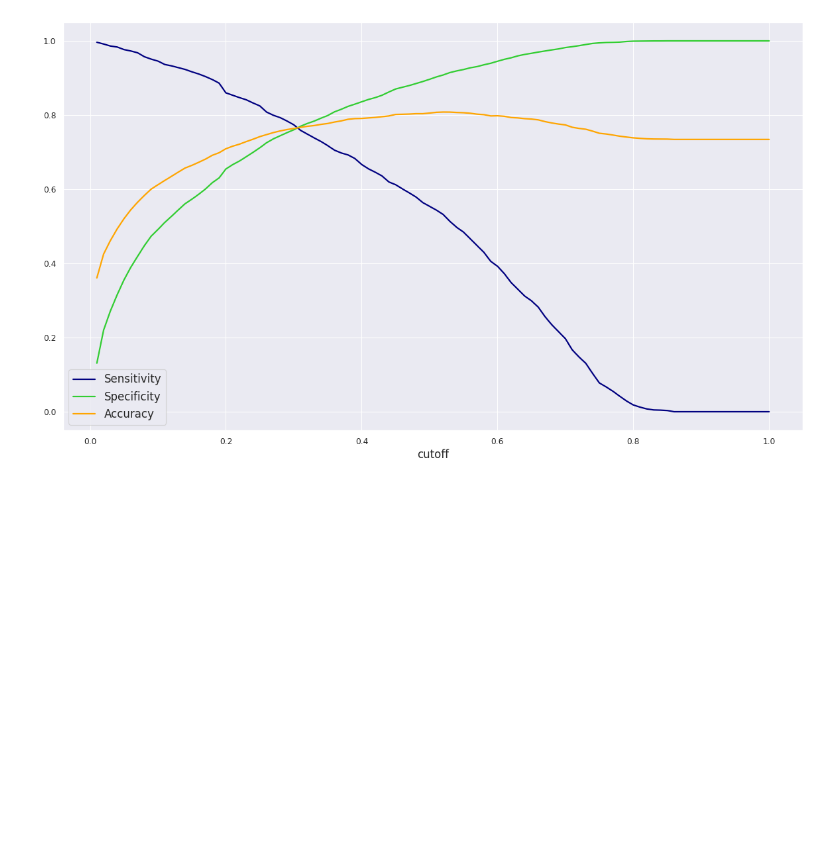
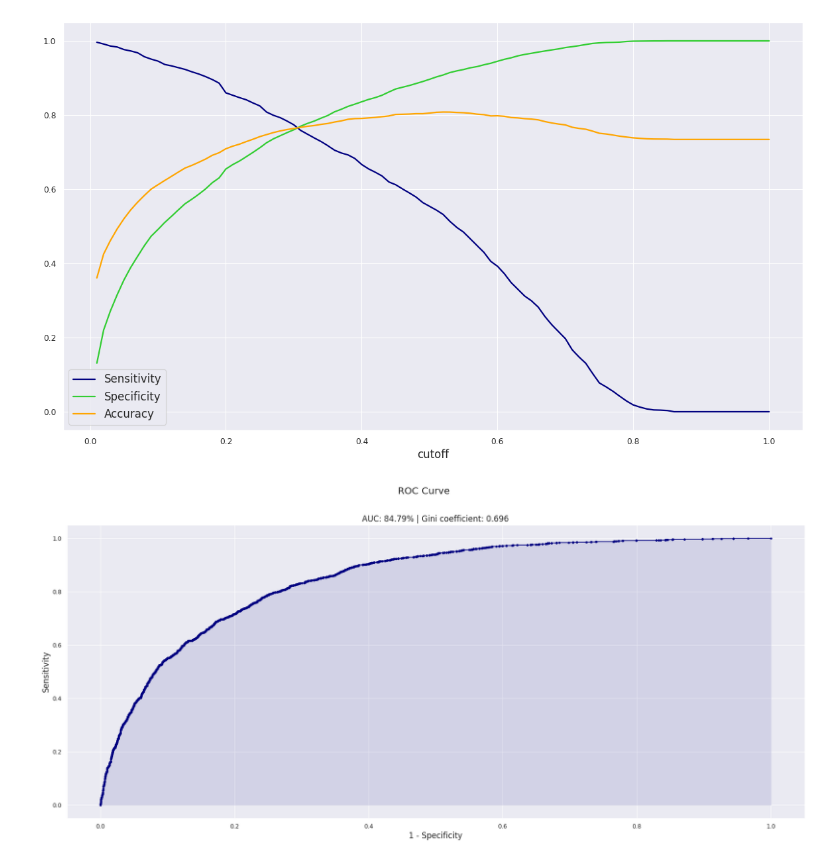
Before and after one commit to dan-teixeira/data-science, a Jupyter notebook: telco_costumer_churn/telco_customer_churn.ipynb, the cells around one changed output. Drawn from its saved outputs; the diff is of its cells as text; code cells hidden in the pictures; blank space fills up the shorter version.

Commit message:
Modeling analysis progress

```diff
--- a/telco_costumer_churn/telco_customer_churn.ipynb
+++ b/telco_costumer_churn/telco_customer_churn.ipynb
@@ -395,3 +392,37 @@ plt.legend(fontsize=15)
 plt.show()
 # %% [output]
 [figure]
+# %%
+fpr, tpr, thresholds = roc_curve(
+    y_true=logit_model_sw.model.endog,
+    y_score=logit_model_sw.predict()
+)
+# %%
+roc_auc = auc(x=fpr, y=tpr)
+gini = (roc_auc - 0.5) / 0.5
+
+plt.figure(figsize=(25,10), dpi=80)
+
+plt.plot(
+    fpr,
+    tpr,
+    color="navy",
+    marker="."
+)
+
+plt.fill_between(
+    fpr,
+    tpr,
+    color="navy",
+    alpha=0.1
+)
+
+plt.xlabel("1 - Specificity", fontsize=15)
+plt.ylabel("Sensitivity", fontsize=15)
+
+plt.title(f"AUC: {roc_auc:.2%} | Gini coefficient: {gini:.3f}", fontsize=15)
+plt.suptitle("ROC Curve", fontsize=18)
+
+plt.show()
+# %% [output]
+[figure, added]
```
Also changed, not shown: parts of 3 cells of this notebook.
